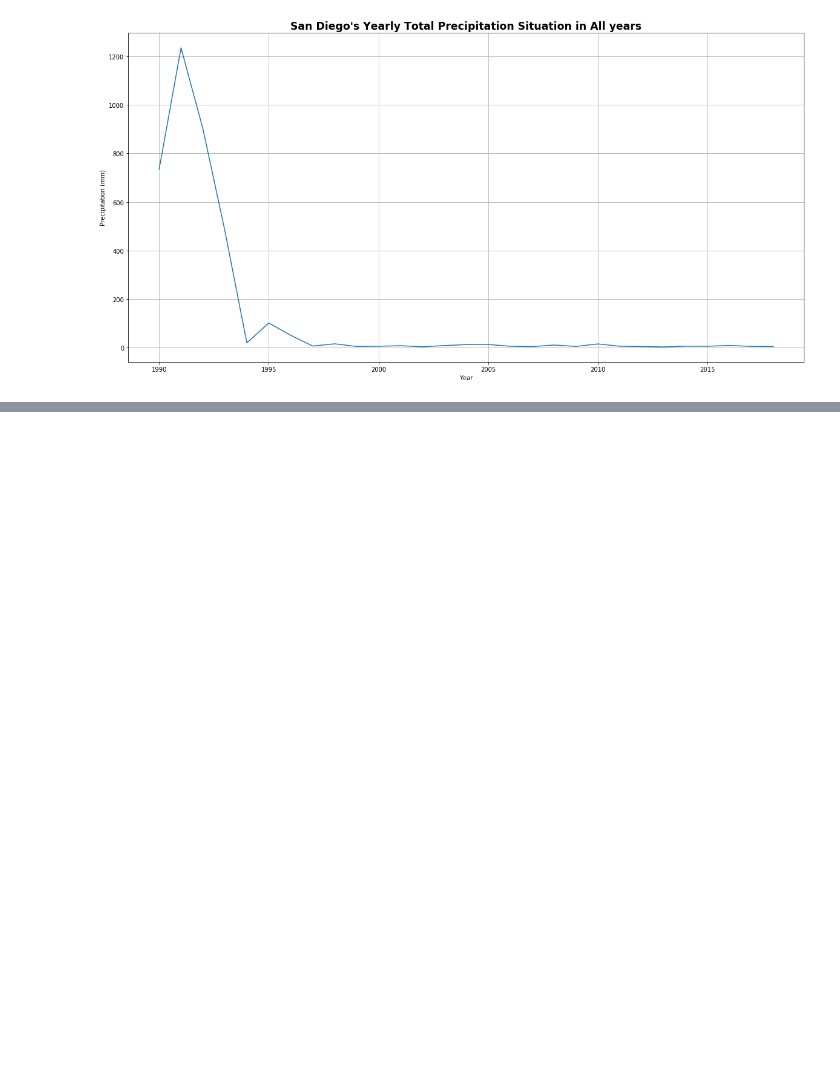
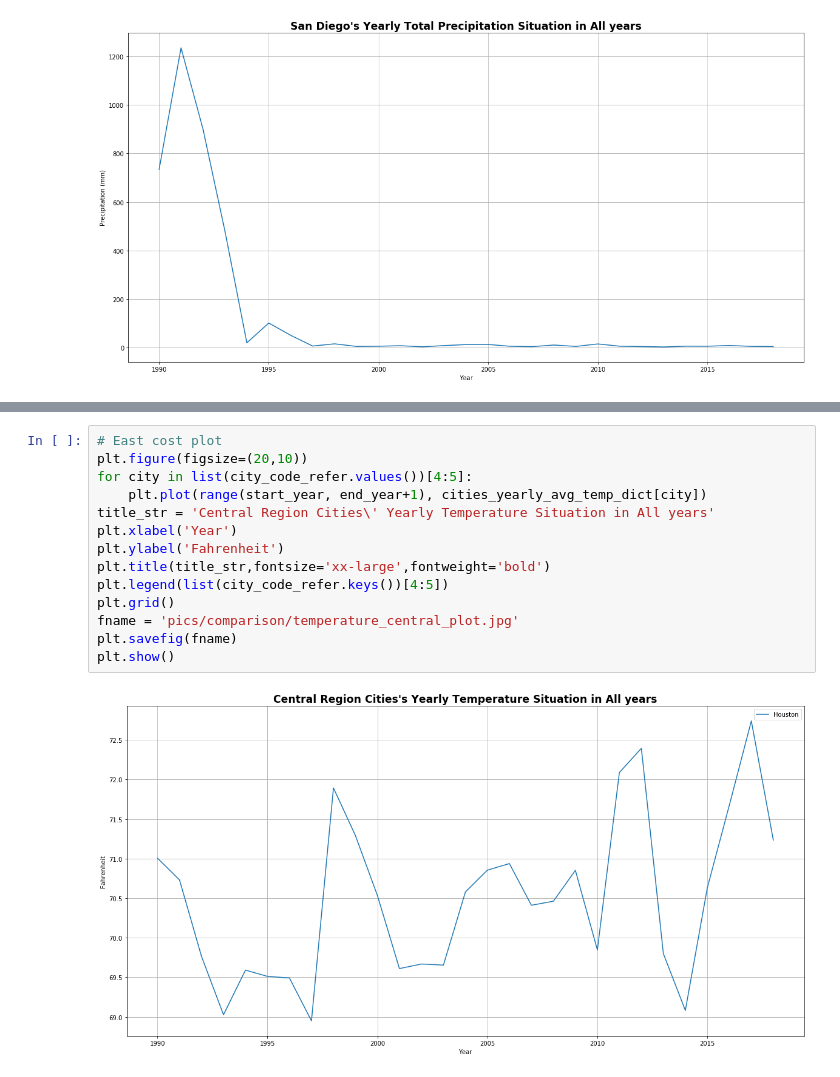
Before and after one commit to WFighter909/ECE-143-Group-10, a Jupyter notebook: Data Visualization.ipynb, the cells around one changed output, grey strips where cells are left out. Drawn from its saved outputs; the diff is of its cells as text; blank space fills up the shorter version.

```diff
--- a/Data Visualization.ipynb
+++ b/Data Visualization.ipynb
@@ -379,0 +434,16 @@ plt.show()
+# %%
+# East cost plot
+plt.figure(figsize=(20,10))
+for city in list(city_code_refer.values())[4:5]:
+    plt.plot(range(start_year, end_year+1), cities_yearly_avg_temp_dict[city])
+title_str = 'Central Region Cities\' Yearly Temperature Situation in All years'
+plt.xlabel('Year')
+plt.ylabel('Fahrenheit')
+plt.title(title_str,fontsize='xx-large',fontweight='bold')
+plt.legend(list(city_code_refer.keys())[4:5])
+plt.grid()
+fname = 'pics/comparison/temperature_central_plot.jpg'
+plt.savefig(fname)
+plt.show()
+# %% [output]
+[figure, added]
```
Also changed, not shown: parts of 14 cells of this notebook, 14 other files.
